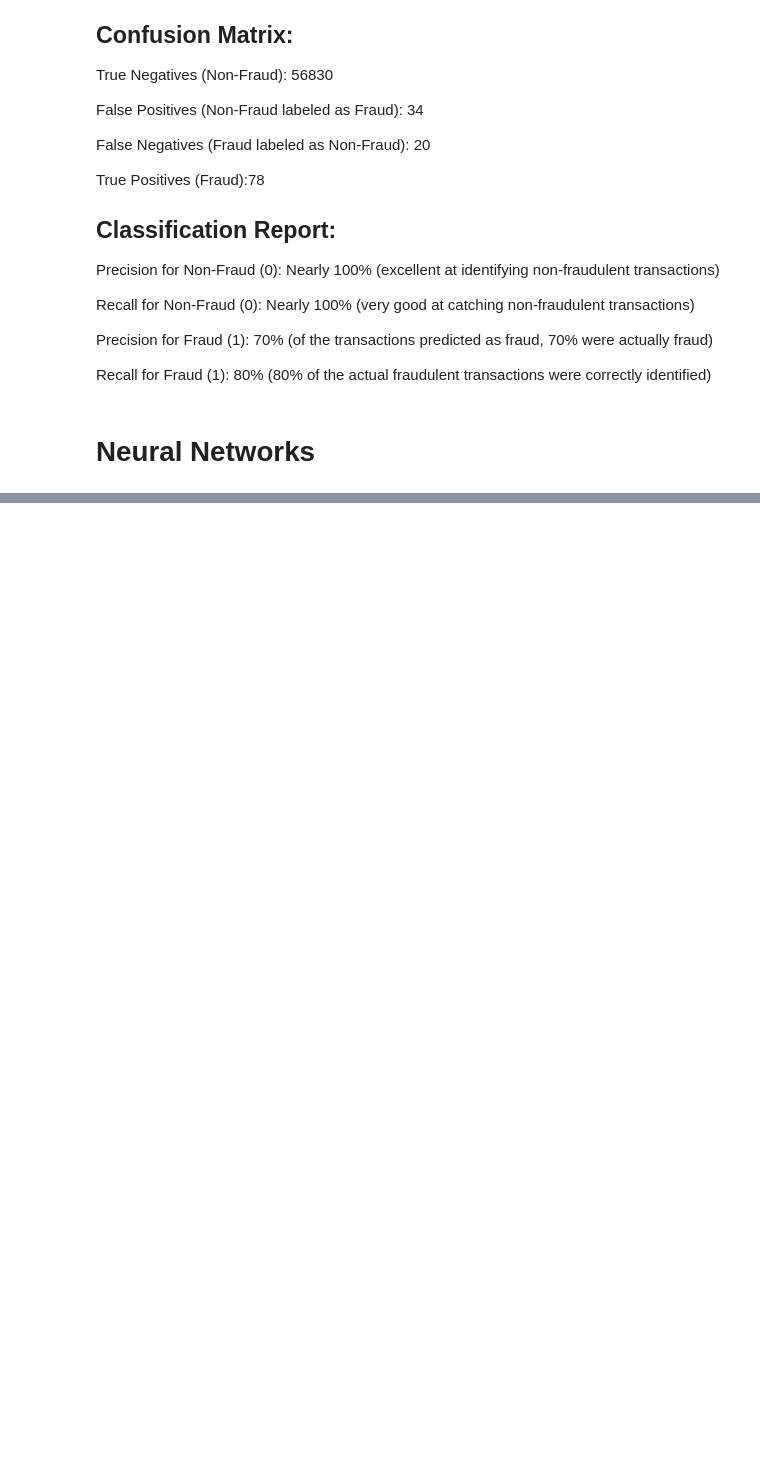
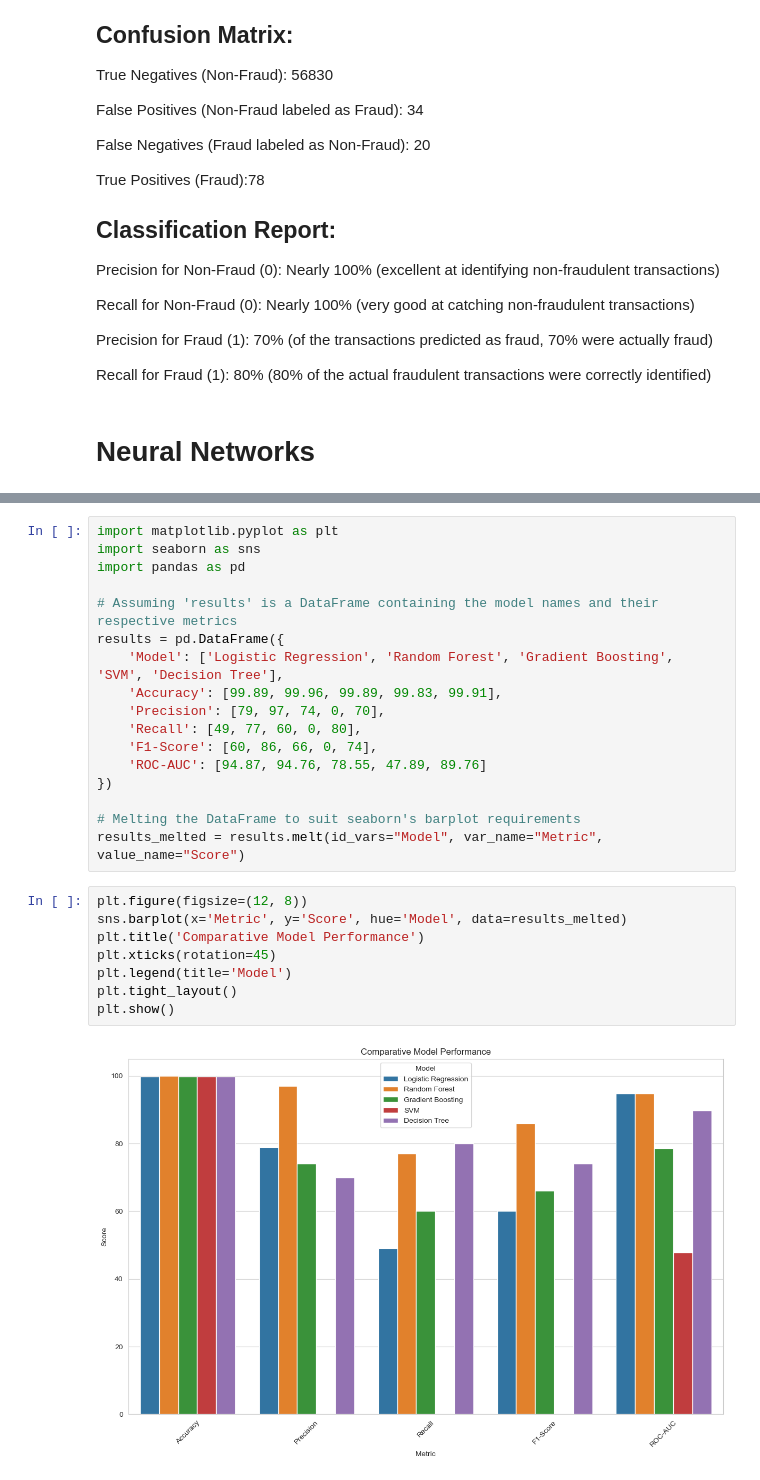
Before and after one commit to chrischukwuka2022/Msc_Data_Analystic_Thesis_2023, a Jupyter notebook: Capstone_Project.ipynb, the cells around one changed output, grey strips where cells are left out. Saved outputs shown, nothing was run; the diff lists cells and outputs as text; blank space fills up the shorter version.

```diff
--- a/Capstone_Project.ipynb
+++ b/Capstone_Project.ipynb
@@ -589,0 +620,27 @@ Epoch 50/50
+# %%
+import matplotlib.pyplot as plt
+import seaborn as sns
+import pandas as pd
+
+# Assuming 'results' is a DataFrame containing the model names and their respective metrics
+results = pd.DataFrame({
+    'Model': ['Logistic Regression', 'Random Forest', 'Gradient Boosting', 'SVM', 'Decision Tree'],
+    'Accuracy': [99.89, 99.96, 99.89, 99.83, 99.91],
+    'Precision': [79, 97, 74, 0, 70],
+    'Recall': [49, 77, 60, 0, 80],
+    'F1-Score': [60, 86, 66, 0, 74],
+    'ROC-AUC': [94.87, 94.76, 78.55, 47.89, 89.76]
+})
+
+# Melting the DataFrame to suit seaborn's barplot requirements
+results_melted = results.melt(id_vars="Model", var_name="Metric", value_name="Score")
+# %%
+plt.figure(figsize=(12, 8))
+sns.barplot(x='Metric', y='Score', hue='Model', data=results_melted)
+plt.title('Comparative Model Performance')
+plt.xticks(rotation=45)
+plt.legend(title='Model')
+plt.tight_layout()
+plt.show()
+# %% [output]
+[figure, added]
```
Also changed, not shown: parts of 7 cells of this notebook.
